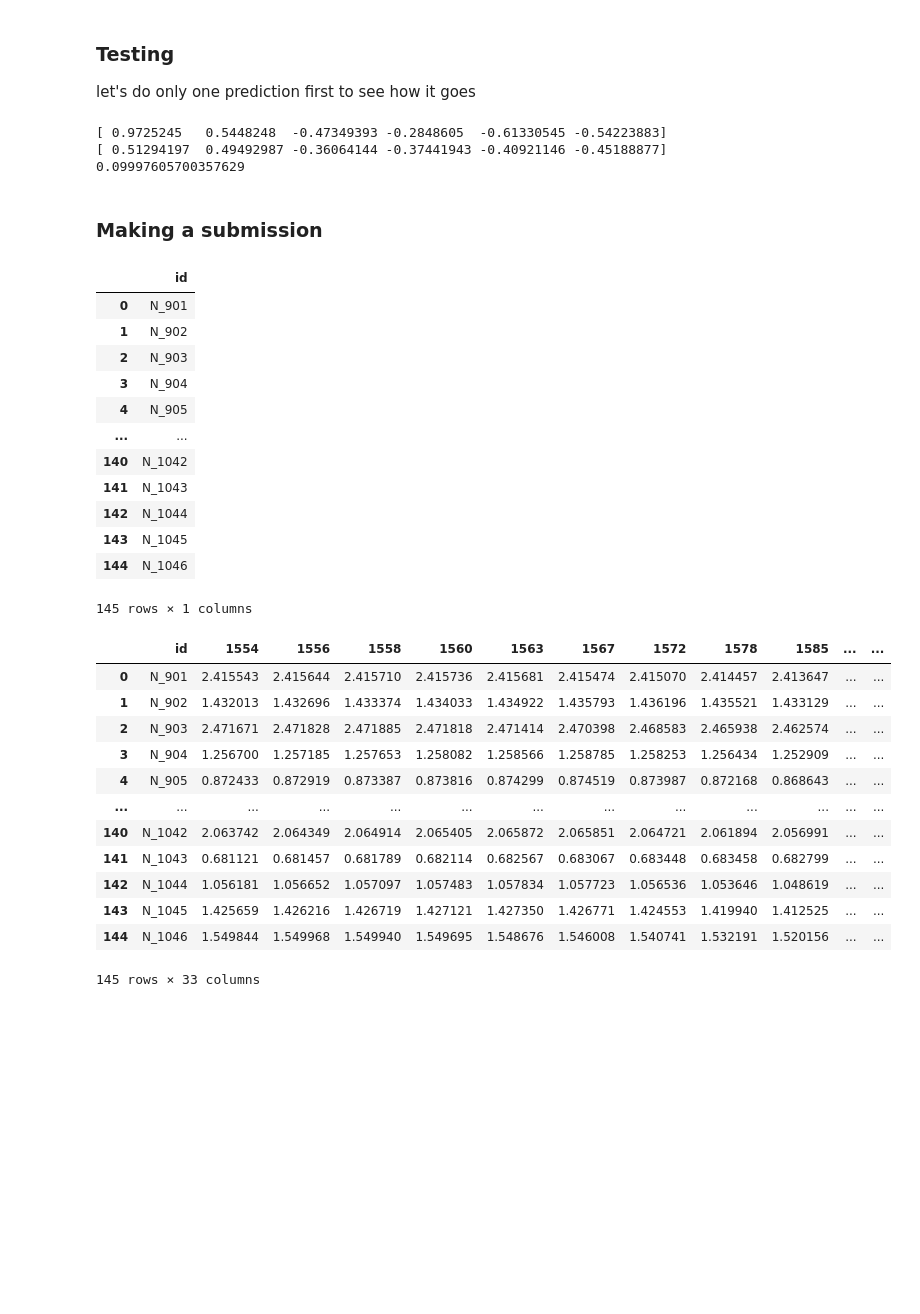
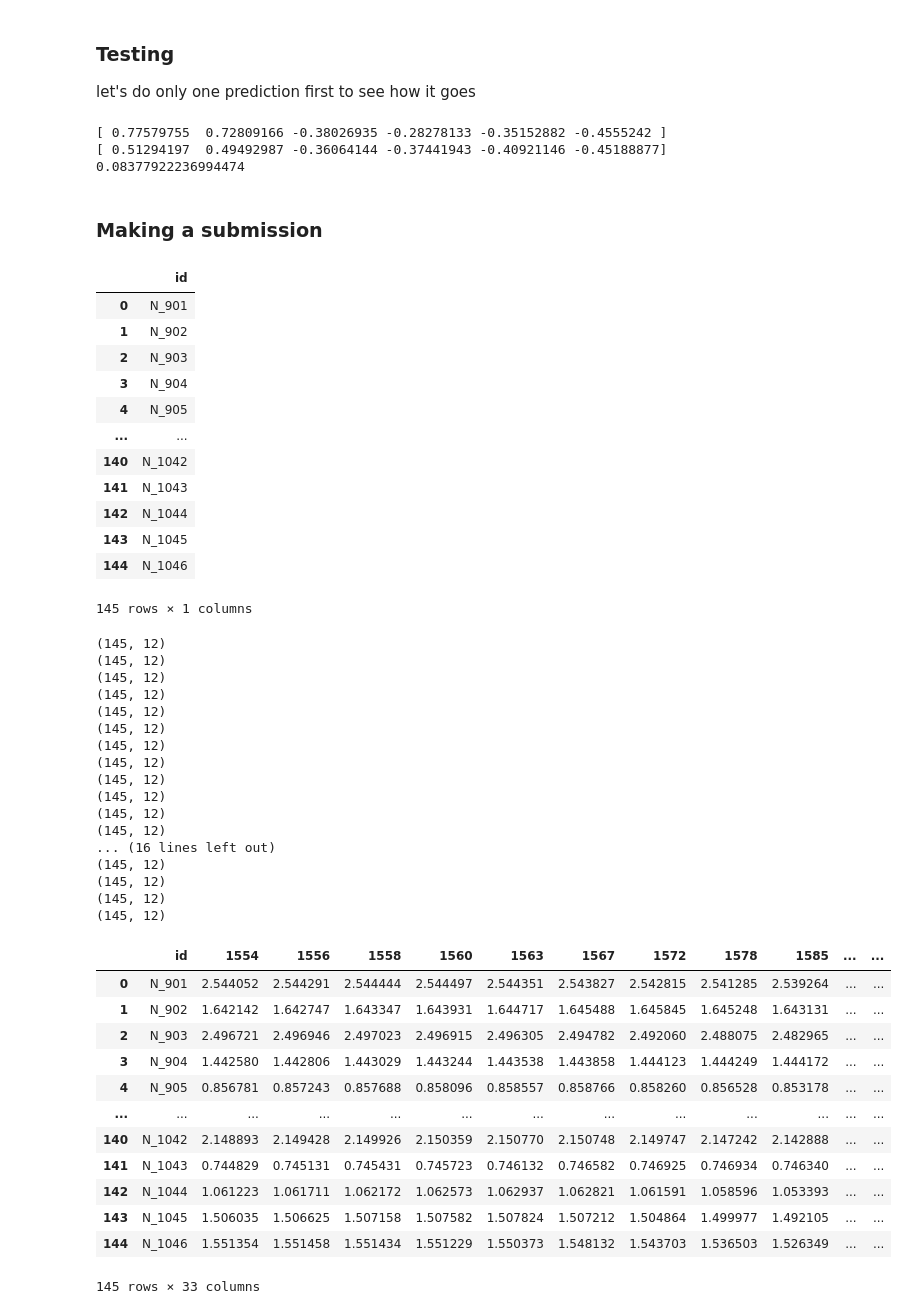
Before and after one commit to Deimos-1/ML-project, a Jupyter notebook: logs_deimos.ipynb, the cells around one changed output. Saved outputs shown, nothing was run; the diff lists cells and outputs as text; code cells hidden in the pictures; blank space fills up the shorter version.

Commit message:
Added Humidity

```diff
--- a/logs_deimos.ipynb
+++ b/logs_deimos.ipynb
@@ -375,13 +396,22 @@ Data normalization is essential for a faster convergence of the descent methods
 
 pressure_mean = pressure_train.iloc[:,1:].mean(axis=None)
 pressure_std = pressure_train.iloc[:,1:].values.std()
+
+humidity_mean = humidity_train.iloc[:,1:].mean(axis=None)
+humidity_std = humidity_train.iloc[:,1:].values.std()
+
 temperature_mean = temperature_train.iloc[:,1:].mean(axis=None)
 temperature_std = temperature_train.iloc[:,1:].values.std()
+
 coordinates_mean = coordinates_train[["x","y","z","r"]].mean(axis=0)
 coordinates_std = coordinates_train[["x","y","z","r"]].std(axis=0)
 
 # print(f'Mean pressure: {pressure_mean}')
 # print(f'SD of pressure: {pressure_std}')
+
+# print(f'Mean humidity: {humidity_mean}')
+# print(f'SD of humidity: {humidity_std}')
+
 # print(f'Mean temperature: {temperature_mean}')
 # print(f'SD of temperature: {temperature_std}')
 
@@ -389,8 +419,15 @@ pressure_train.iloc[:,1:] -= pressure_mean
 pressure_train.iloc[:,1:] /= pressure_std
 pressure_pred.iloc[:,1:] -= pressure_mean
 pressure_pred.iloc[:,1:] /= pressure_std
+
+humidity_train.iloc[:,1:] -= humidity_mean
+humidity_train.iloc[:,1:] /= humidity_std
+humidity_pred.iloc[:,1:] -= humidity_mean
+humidity_pred.iloc[:,1:] /= humidity_std
+
 temperature_train.iloc[:,1:] -= temperature_mean
 temperature_train.iloc[:,1:] /= temperature_std
+
 coordinates_train[["x","y","z","r"]] -= coordinates_mean
 coordinates_train[["x","y","z","r"]] /= coordinates_std
 coordinates_pred[["x","y","z","r"]] -= coordinates_mean
@@ -400,8 +437,13 @@ coordinates_pred[["x","y","z","r"]] /= coordinates_std
 ## (the test sets will be off obviously)
 assert np.isclose(pressure_train.iloc[:,1:].mean(axis=None), 0)
 assert np.isclose(pressure_train.iloc[:,1:].values.std(), 1)
+
+assert np.isclose(humidity_train.iloc[:,1:].mean(axis=None), 0)
+assert np.isclose(humidity_train.iloc[:,1:].values.std(), 1)
+
 assert np.isclose(temperature_train.iloc[:,1:].mean(axis=None), 0)
 assert np.isclose(temperature_train.iloc[:,1:].values.std(), 1)
+
 assert np.allclose(coordinates_train[["x","y","z","r"]].mean(axis=0), 0)
 assert np.allclose(coordinates_train[["x","y","z","r"]].std(axis=0), 1)
 # %% [markdown]
@@ -521,12 +588,15 @@ y_t: dict = {}
 for i, t in enumerate(pressure_train['M.Time[d]']):
     ## first, selsect the pressure data at the time
     X = pressure_train.iloc[i, 1:]
+    H = humidity_train.iloc[i,1:]
     ## then transpose as we need the sensor as rows, not columns
     X = X.T
+    H = H.T
     X = np.reshape(X, (X.shape[0], 1)) # for some reason it didn't work without reshaping to (n, 1)
+    H = np.reshape(H, (H.shape[0], 1))
     ## then add the coordinates and material features to the array
     coords = coordinates_train.iloc[:,1:].to_numpy()
-    X = np.concatenate([X,coords], axis = 1)
+    X = np.concatenate([X,H,coords], axis = 1)
     ## add it to the dictionnary
     X_t[t] = X
 
@@ -592,7 +662,8 @@ class VanillaNN(nn.Module):
 
     def forward(self, x: torch.Tensor) -> torch.Tensor:
         out = self.fc1(x)
-        out = F.leaky_relu(out, negative_slope=0.01, inplace=True)
+        out = F.tanh(out)
+        #out = F.leaky_relu(out, negative_slope=0.01, inplace=True)
         out = self.fc2(out)
         return out
 
@@ -698,9 +769,9 @@ print(np.array(pred)[:6])
 print(y[:6])
 print(func.MSE(pred,y))
 # %% [output]
-[ 0.9725245   0.5448248  -0.47349393 -0.2848605  -0.61330545 -0.54223883]
+[ 0.77579755  0.72809166 -0.38026935 -0.28278133 -0.35152882 -0.4555242 ]
 [ 0.51294197  0.49492987 -0.36064144 -0.37441943 -0.40921146 -0.45188877]
-0.09997605700357629
+0.08377922236994474
 # %% [markdown]
 ### **Making a submission**
 # %%
@@ -712,50 +783,71 @@ display(pred)
 for i, t in enumerate(pressure_pred['M.Time[d]']):
     ## first, selsect the pressure data at the time
     X = pressure_pred.iloc[i, 1:]
+    H = humidity_pred.iloc[i,1:]
     ## then transpose as we need the sensor as rows, not columns
     X = X.T
+    H = H.T
     X = np.reshape(X, (X.shape[0], 1)) # for some reason it didn't work without reshaping to (n, 1)
+    H = np.reshape(H, (H.shape[0], 1))
     ## then add the coordinates and material features to the array
     coords = coordinates_pred.iloc[:,1:].to_numpy()
-    X = np.concatenate([X,coords], axis = 1)
+    X = np.concatenate([X,H,coords], axis = 1)
     ## add it to the dictionnary
     X_t_pred[t] = X
+    print(X.shape)
 
 for t in pressure_pred["M.Time[d]"]:
     X = X_t_pred[t]
     y_i = []
     for i in range(X.shape[0]):
         data = torch.from_numpy(np.array( X[i,:], dtype=np.float32 ) )
         y_i.append(model(data).detach().numpy()[0])
     pred[str(int(t))] = y_i
     y_i.clear()
 
 display(pred)
 pred.to_csv("data\\submission.csv", index=False)
 # %% [output]
 |  | id |
 | 0 | N_901 |
 | 1 | N_902 |
 | 2 | N_903 |
 | 3 | N_904 |
 | 4 | N_905 |
 | ... | ... |
 | 140 | N_1042 |
 | 141 | N_1043 |
 | 142 | N_1044 |
 | 143 | N_1045 |
 | 144 | N_1046 |
 145 rows × 1 columns
+(145, 12)
+(145, 12)
+(145, 12)
+(145, 12)
+(145, 12)
+(145, 12)
+(145, 12)
+(145, 12)
+(145, 12)
+(145, 12)
+(145, 12)
+(145, 12)
+... (16 lines left out)
+(145, 12)
+(145, 12)
+(145, 12)
+(145, 12)
 |  | id | 1554 | 1556 | 1558 | 1560 | 1563 | 1567 | 1572 | 1578 | 1585 | ... | ... |
-| 0 | N_901 | 2.415543 | 2.415644 | 2.415710 | 2.415736 | 2.415681 | 2.415474 | 2.415070 | 2.414457 | 2.413647 | ... | ... |
-| 1 | N_902 | 1.432013 | 1.432696 | 1.433374 | 1.434033 | 1.434922 | 1.435793 | 1.436196 | 1.435521 | 1.433129 | ... | ... |
-| 2 | N_903 | 2.471671 | 2.471828 | 2.471885 | 2.471818 | 2.471414 | 2.470398 | 2.468583 | 2.465938 | 2.462574 | ... | ... |
-| 3 | N_904 | 1.256700 | 1.257185 | 1.257653 | 1.258082 | 1.258566 | 1.258785 | 1.258253 | 1.256434 | 1.252909 | ... | ... |
-| 4 | N_905 | 0.872433 | 0.872919 | 0.873387 | 0.873816 | 0.874299 | 0.874519 | 0.873987 | 0.872168 | 0.868643 | ... | ... |
+| 0 | N_901 | 2.544052 | 2.544291 | 2.544444 | 2.544497 | 2.544351 | 2.543827 | 2.542815 | 2.541285 | 2.539264 | ... | ... |
+| 1 | N_902 | 1.642142 | 1.642747 | 1.643347 | 1.643931 | 1.644717 | 1.645488 | 1.645845 | 1.645248 | 1.643131 | ... | ... |
+| 2 | N_903 | 2.496721 | 2.496946 | 2.497023 | 2.496915 | 2.496305 | 2.494782 | 2.492060 | 2.488075 | 2.482965 | ... | ... |
+| 3 | N_904 | 1.442580 | 1.442806 | 1.443029 | 1.443244 | 1.443538 | 1.443858 | 1.444123 | 1.444249 | 1.444172 | ... | ... |
+| 4 | N_905 | 0.856781 | 0.857243 | 0.857688 | 0.858096 | 0.858557 | 0.858766 | 0.858260 | 0.856528 | 0.853178 | ... | ... |
 | ... | ... | ... | ... | ... | ... | ... | ... | ... | ... | ... | ... | ... |
-| 140 | N_1042 | 2.063742 | 2.064349 | 2.064914 | 2.065405 | 2.065872 | 2.065851 | 2.064721 | 2.061894 | 2.056991 | ... | ... |
-| 141 | N_1043 | 0.681121 | 0.681457 | 0.681789 | 0.682114 | 0.682567 | 0.683067 | 0.683448 | 0.683458 | 0.682799 | ... | ... |
-| 142 | N_1044 | 1.056181 | 1.056652 | 1.057097 | 1.057483 | 1.057834 | 1.057723 | 1.056536 | 1.053646 | 1.048619 | ... | ... |
-| 143 | N_1045 | 1.425659 | 1.426216 | 1.426719 | 1.427121 | 1.427350 | 1.426771 | 1.424553 | 1.419940 | 1.412525 | ... | ... |
-| 144 | N_1046 | 1.549844 | 1.549968 | 1.549940 | 1.549695 | 1.548676 | 1.546008 | 1.540741 | 1.532191 | 1.520156 | ... | ... |
+| 140 | N_1042 | 2.148893 | 2.149428 | 2.149926 | 2.150359 | 2.150770 | 2.150748 | 2.149747 | 2.147242 | 2.142888 | ... | ... |
+| 141 | N_1043 | 0.744829 | 0.745131 | 0.745431 | 0.745723 | 0.746132 | 0.746582 | 0.746925 | 0.746934 | 0.746340 | ... | ... |
+| 142 | N_1044 | 1.061223 | 1.061711 | 1.062172 | 1.062573 | 1.062937 | 1.062821 | 1.061591 | 1.058596 | 1.053393 | ... | ... |
+| 143 | N_1045 | 1.506035 | 1.506625 | 1.507158 | 1.507582 | 1.507824 | 1.507212 | 1.504864 | 1.499977 | 1.492105 | ... | ... |
+| 144 | N_1046 | 1.551354 | 1.551458 | 1.551434 | 1.551229 | 1.550373 | 1.548132 | 1.543703 | 1.536503 | 1.526349 | ... | ... |
-145 rows × 33 columns
+145 rows × 33 columns
```
Also changed, not shown: parts of 6 cells of this notebook, 1 other file.
